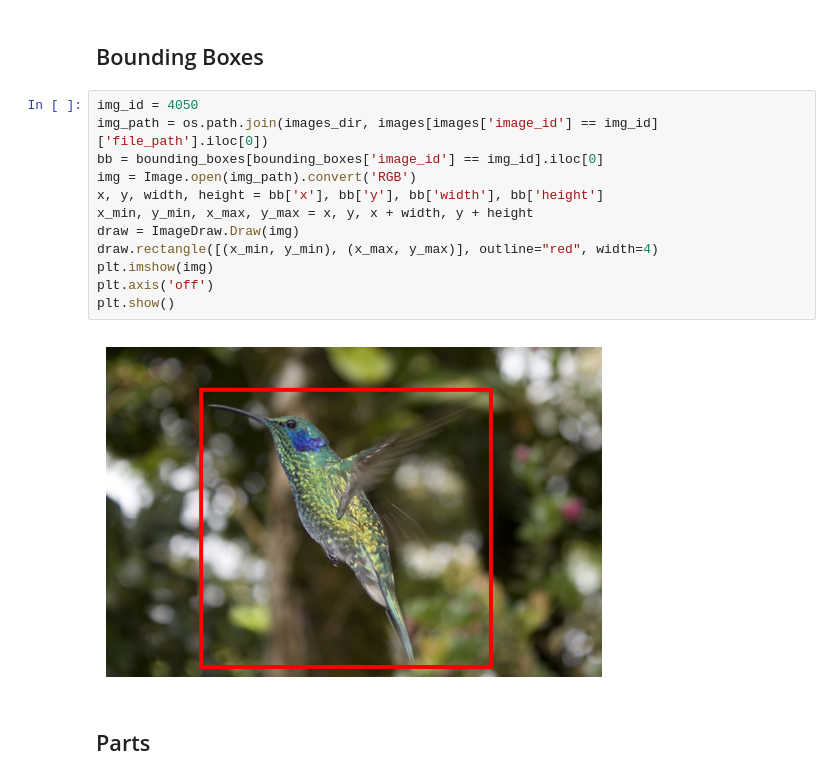
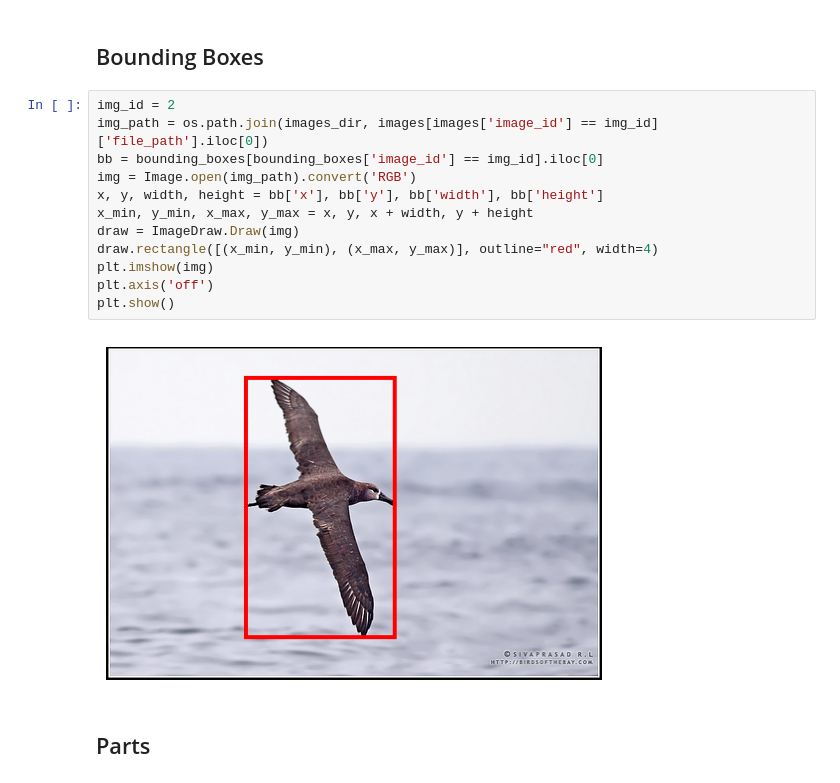
Before and after one commit to miretteamin/Bird-Species-Exploration-and-Retrieval, a Jupyter notebook: segmentation.ipynb, the cells around one changed output. Cells and saved outputs as stored; diff of their text form.

```diff
--- a/segmentation.ipynb
+++ b/segmentation.ipynb
@@ -62,19 +62,19 @@ images[images['image_id']==10]["file_path"].iloc[0]
 # %% [markdown]
 ## Bounding Boxes
 # %%
-img_id = 4050
+img_id = 2
 img_path = os.path.join(images_dir, images[images['image_id'] == img_id]['file_path'].iloc[0])
 bb = bounding_boxes[bounding_boxes['image_id'] == img_id].iloc[0]
 img = Image.open(img_path).convert('RGB')
 x, y, width, height = bb['x'], bb['y'], bb['width'], bb['height']
 x_min, y_min, x_max, y_max = x, y, x + width, y + height
 draw = ImageDraw.Draw(img)
 draw.rectangle([(x_min, y_min), (x_max, y_max)], outline="red", width=4)
 plt.imshow(img)
 plt.axis('off')
 plt.show()
 # %% [output]
-[figure, old version]
+[figure, new version]
 # %% [markdown]
 ## Parts
 # %%
```
Also changed, not shown: parts of 2 cells of this notebook.
